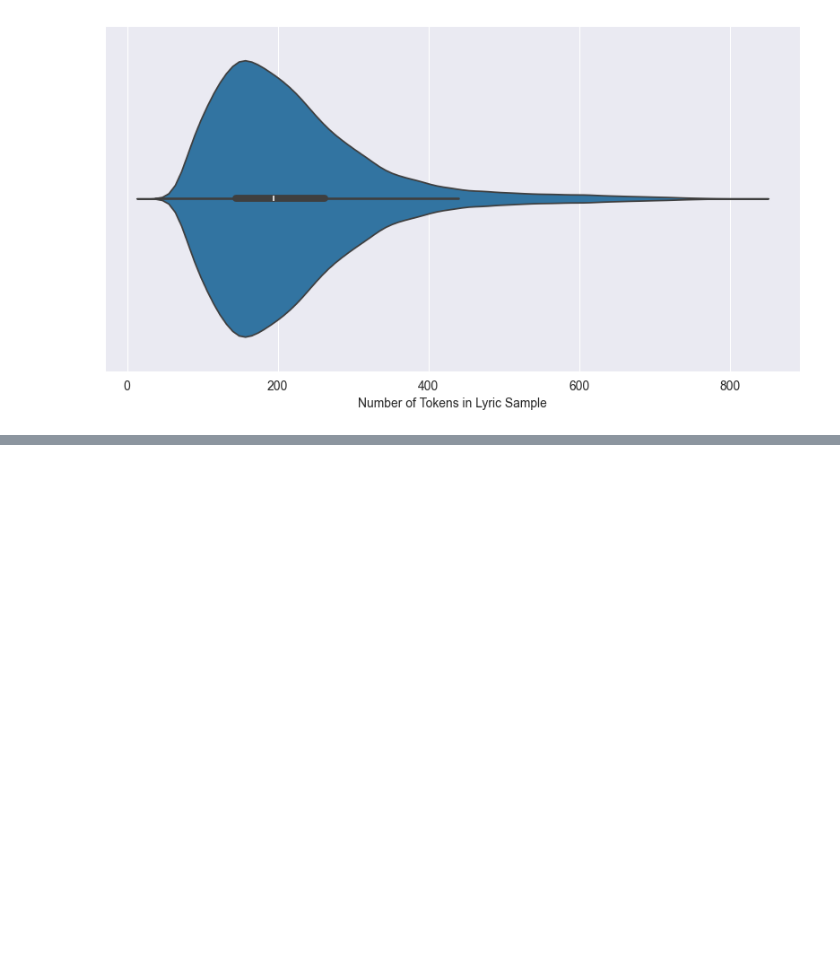
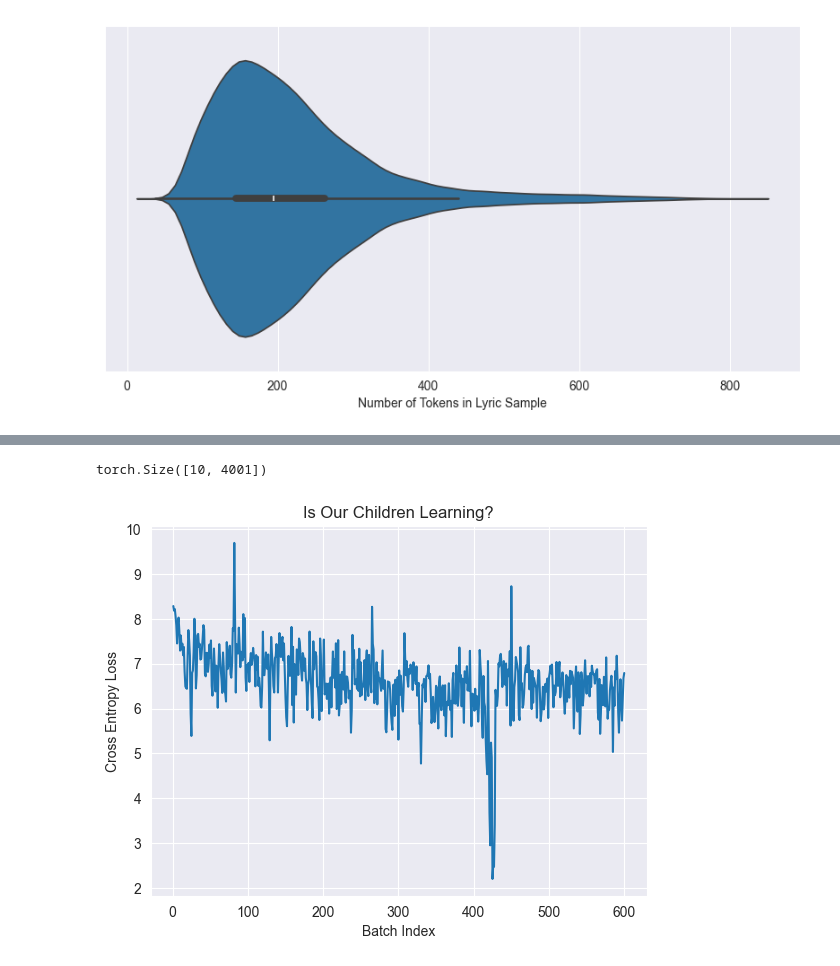
Before and after one commit to owl-legs/nlp, a Jupyter notebook: embeddings/word2vec/word2vec.ipynb, the cells around one changed output, grey strips where cells are left out. Saved outputs shown, nothing was run; the diff lists cells and outputs as text; code cells hidden in the pictures; blank space fills up the shorter version.

```diff
--- a/embeddings/word2vec/word2vec.ipynb
+++ b/embeddings/word2vec/word2vec.ipynb
@@ -103 +154,4 @@ for i, token_list in enumerate(song_lyric_tokens):
+# %%
+input = torch.tensor(X, dtype=torch.int64)
+labels = torch.tensor(y, dtype=torch.int64)
 # %%
@@ -138,6 +161,3 @@ y = np.asmatrix(y)
-# %%
-input = torch.from_numpy(X)
-labels = torch.tensor(y)
 # %%
 input.size()
 # %% [output]
@@ -162,0 +182,9 @@ AttributeError: module 'torch.nn' has no attribute 'module'
+# %%
+x = input[0:10]
+model(x=x).size()
+# %% [output]
+torch.Size([10, 4001])
+# %%
+BATCH_SIZE = 96
+NUM_BATCHES = TOTAL_DOCUMENTS // BATCH_SIZE
+NUM_EPOCHS = 5
@@ -162,0 +210,21 @@ AttributeError: module 'torch.nn' has no attribute 'module'
+# %%
+loss_by_epoch = []
+
+for epoch in range(NUM_EPOCHS):
+    running_loss = []
+
+    for batch_index in range(NUM_BATCHES):
+        starting_index = batch_index * BATCH_SIZE
+
+        batch_input = input[starting_index: starting_index + BATCH_SIZE + 1]
+        batch_labels = labels[starting_index: starting_index + BATCH_SIZE + 1]
+
+        optimizer.zero_grad()
+        forward_pass_results = model(batch_input)
+        loss = loss_function(forward_pass_results, batch_labels)
+        loss.backward()
+        optimizer.step()
+
+        running_loss.append(loss.item())
+
+    loss_by_epoch.append(running_loss)
@@ -162,0 +233,8 @@ AttributeError: module 'torch.nn' has no attribute 'module'
+# %%
+sb.lineplot(x=range(1, 1+NUM_BATCHES), y=loss_by_epoch[0], markers='o')
+plt.title("Is Our Children Learning?")
+plt.xlabel("Batch Index")
+plt.ylabel("Cross Entropy Loss")
+plt.show()
+# %% [output]
+[figure, added]
```
Also changed, not shown: parts of 25 cells of this notebook, 1 other file.
